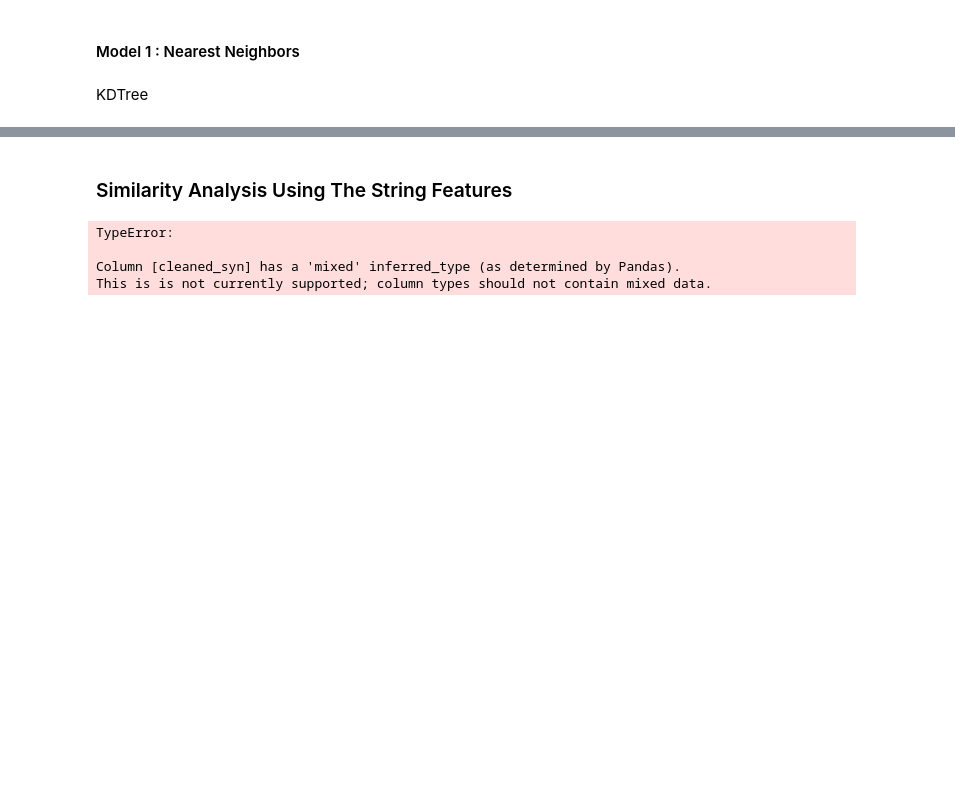
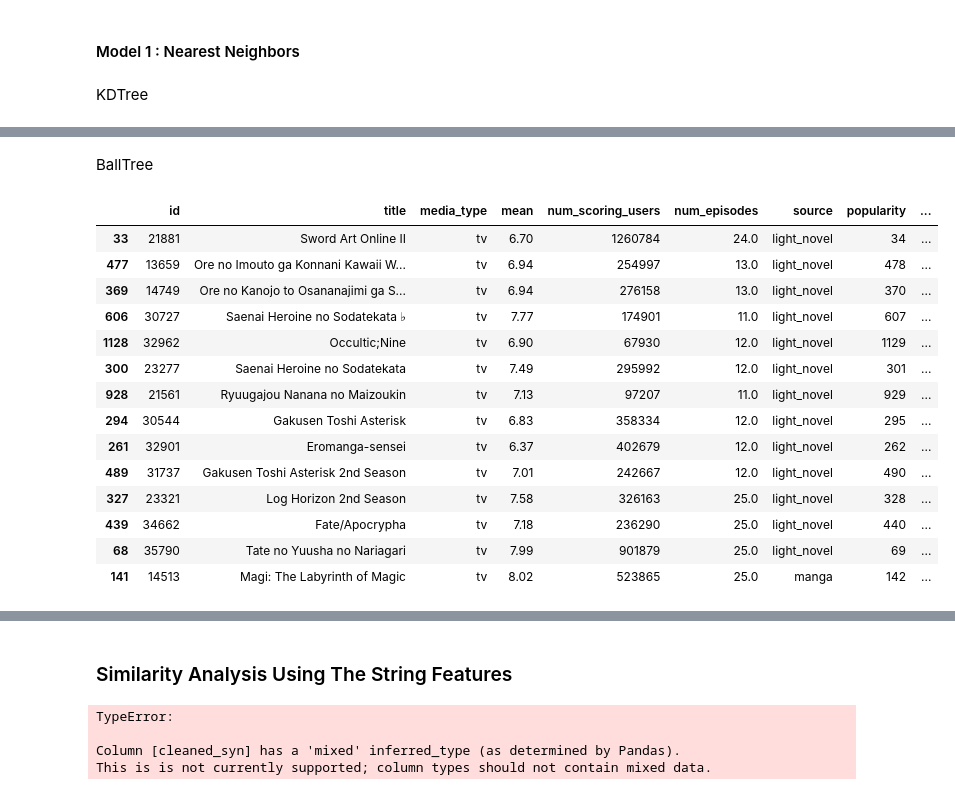
Before and after one commit to mozayed007/Media-Recommender, a Jupyter notebook: project_code/General_Recommender.ipynb, the cells around one changed output, grey strips where cells are left out. Cells and saved outputs as stored; diff of their text form; code cells hidden in the pictures; blank space fills up the shorter version.

```diff
--- a/project_code/General_Recommender.ipynb
+++ b/project_code/General_Recommender.ipynb
@@ -404,3 +405,5 @@ get_item_recommendations('Sword Art Online')
 | 5558 | 7016 | Senjou no Valkyria: SenVal Theater | special | 6.78000 | 4968 | 9.0 | game | 5559 | ... |
 | 195 | 18115 | Magi: The Kingdom of Magic | tv | 8.22000 | 435627 | 25.0 | manga | 196 | ... |
 | 15813 | 3073 | Robby to Kerobby | tv | 4.42352 | 54 | 52.0 | original | 15817 | ... |
+# %% [markdown]
+BallTree
@@ -406,0 +413,18 @@ get_item_recommendations('Sword Art Online')
+# %%
+get_item_recommendations('Sword Art Online')
+# %% [output]
+|  | id | title | media_type | mean | num_scoring_users | num_episodes | source | popularity | ... |
+| 33 | 21881 | Sword Art Online II | tv | 6.70 | 1260784 | 24.0 | light_novel | 34 | ... |
+| 477 | 13659 | Ore no Imouto ga Konnani Kawaii W... | tv | 6.94 | 254997 | 13.0 | light_novel | 478 | ... |
+| 369 | 14749 | Ore no Kanojo to Osananajimi ga S... | tv | 6.94 | 276158 | 13.0 | light_novel | 370 | ... |
+| 606 | 30727 | Saenai Heroine no Sodatekata ♭ | tv | 7.77 | 174901 | 11.0 | light_novel | 607 | ... |
+| 1128 | 32962 | Occultic;Nine | tv | 6.90 | 67930 | 12.0 | light_novel | 1129 | ... |
+| 300 | 23277 | Saenai Heroine no Sodatekata | tv | 7.49 | 295992 | 12.0 | light_novel | 301 | ... |
+| 928 | 21561 | Ryuugajou Nanana no Maizoukin | tv | 7.13 | 97207 | 11.0 | light_novel | 929 | ... |
+| 294 | 30544 | Gakusen Toshi Asterisk | tv | 6.83 | 358334 | 12.0 | light_novel | 295 | ... |
+| 261 | 32901 | Eromanga-sensei | tv | 6.37 | 402679 | 12.0 | light_novel | 262 | ... |
+| 489 | 31737 | Gakusen Toshi Asterisk 2nd Season | tv | 7.01 | 242667 | 12.0 | light_novel | 490 | ... |
+| 327 | 23321 | Log Horizon 2nd Season | tv | 7.58 | 326163 | 25.0 | light_novel | 328 | ... |
+| 439 | 34662 | Fate/Apocrypha | tv | 7.18 | 236290 | 25.0 | light_novel | 440 | ... |
+| 68 | 35790 | Tate no Yuusha no Nariagari | tv | 7.99 | 901879 | 25.0 | light_novel | 69 | ... |
+| 141 | 14513 | Magi: The Labyrinth of Magic | tv | 8.02 | 523865 | 25.0 | manga | 142 | ... |
```
Also changed, not shown: parts of 8 cells of this notebook.
